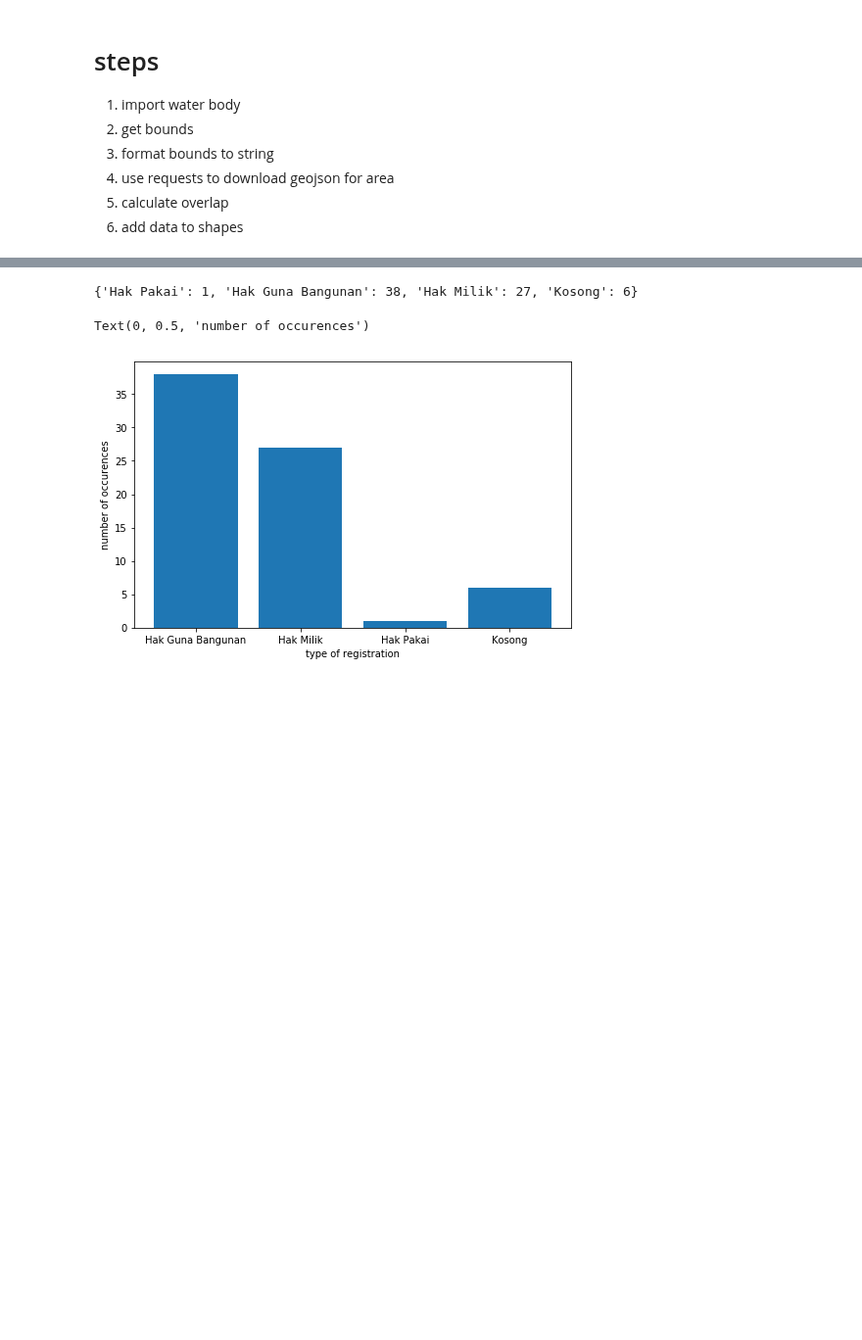
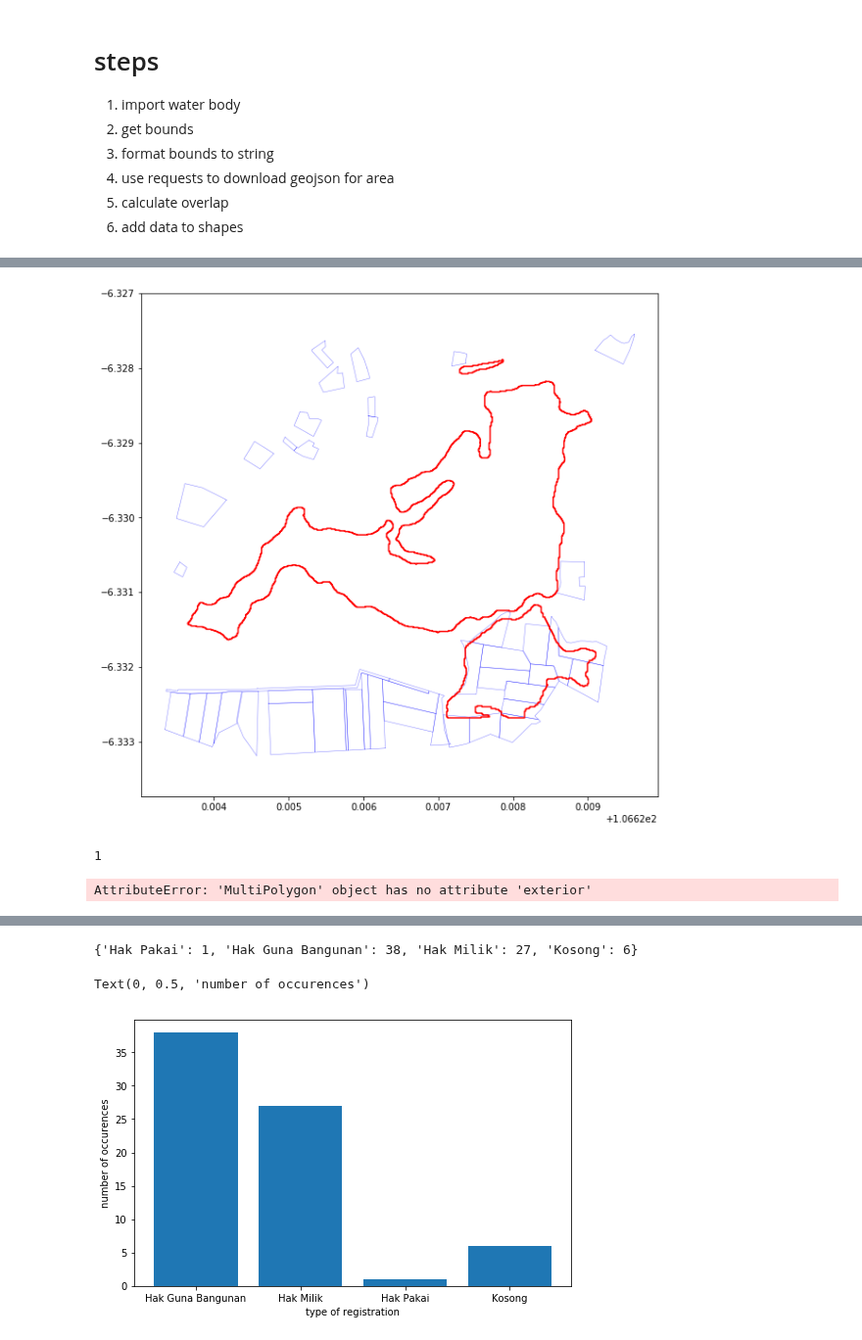
Before and after one commit to krakchris/rimbun.io, a Jupyter notebook: 03_Add_metadata/01_get_persil_info/get_persil_info.ipynb, the cells around one changed output, grey strips where cells are left out. Shown at 98% size. Drawn from its saved outputs; the diff is of its cells as text; code cells hidden in the pictures; blank space fills up the shorter version.

```diff
--- a/03_Add_metadata/01_get_persil_info/get_persil_info.ipynb
+++ b/03_Add_metadata/01_get_persil_info/get_persil_info.ipynb
@@ -105,3 +113,40 @@ gdf.plot(color='b', facecolor = 'white')
+# %%
+import matplotlib.pyplot as plt
+
+fig = plt.figure(figsize = (10,10))
+
+
+for percil in gdf.geometry:
+    try:
+        x,y = [poly.boundary.xy for poly in percil][0]
+    except:
+        x,y = [poly.exterior.xy for poly in percil][0]
+    plt.plot(x,y, color = 'b', linewidth=0.5, alpha = 0.5)
+
+
+for water in result_wgs_shp:
+    try:
+        x,y = water.boundary.xy
+    except:
+        x,y = water.exterior.xy
+
+    plt.plot(x,y, color = 'r')
+
+
+plt.axis('equal')
+
+
+plt.show()
+# %% [output]
+[figure, added]
+# %%
+len([poly.boundary.xy for poly in percil]
+# %% [output]
+1
+# %%
+x,y = result_wgs_shp.exterior.xy
+# %% [output]
+AttributeError: 'MultiPolygon' object has no attribute 'exterior'
 # %%
 import folium
 
```
Also changed, not shown: parts of 7 cells of this notebook, 3 other files.
